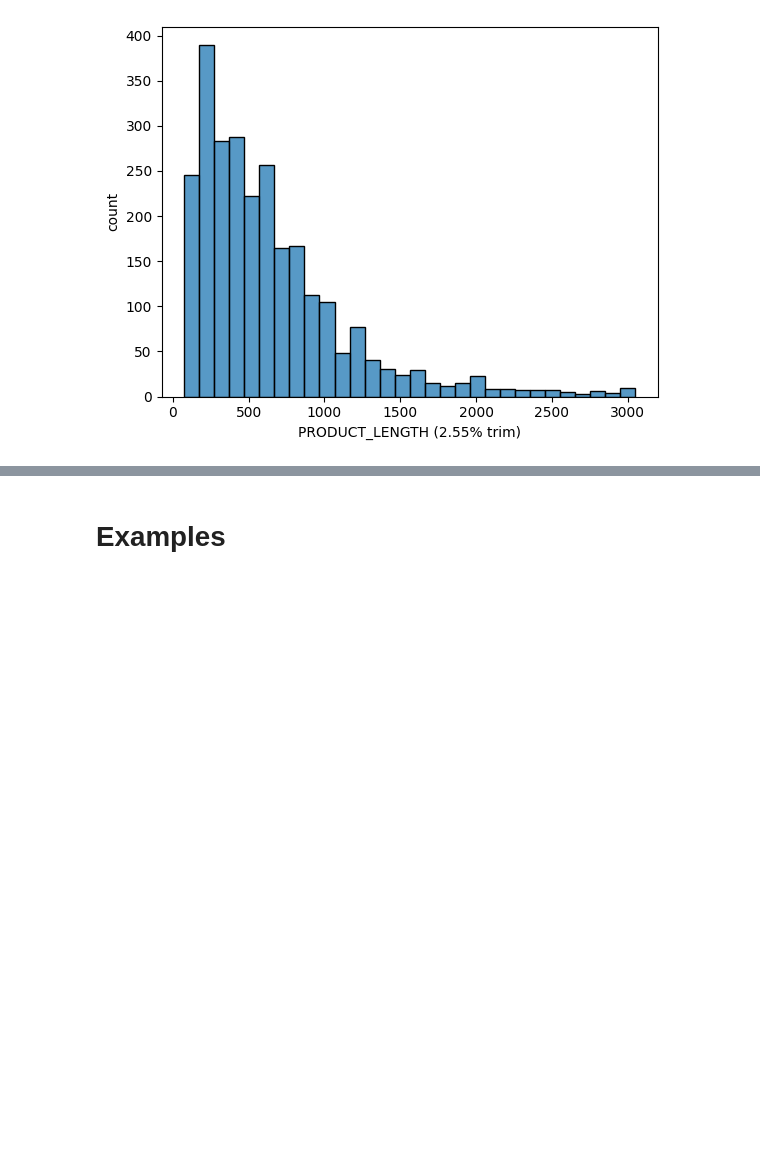
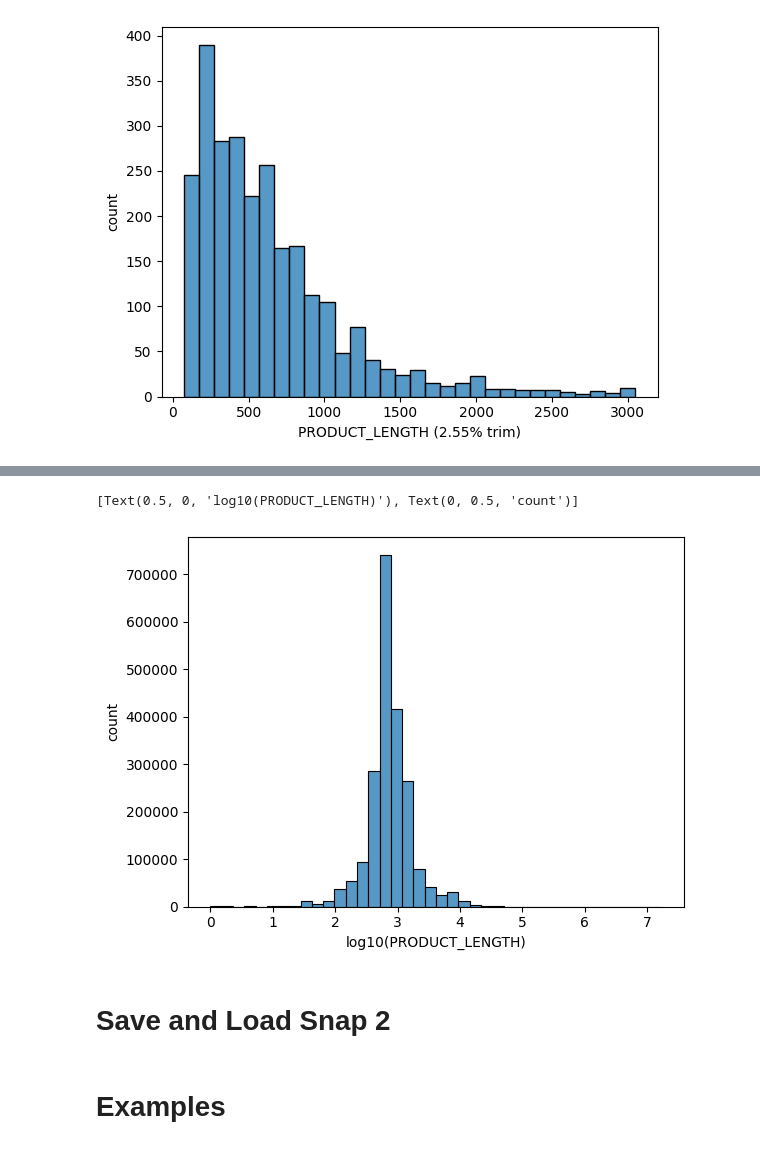
Before and after one commit to PratikGarai/Amazon-ML-Challenge-2023, a Jupyter notebook: Notebooks/Amazon_ML_Challenge_1_Dataset_Exploration.ipynb, the cells around one changed output, grey strips where cells are left out. Drawn from its saved outputs; the diff is of its cells as text; code cells hidden in the pictures; blank space fills up the shorter version.

```diff
--- a/Notebooks/Amazon_ML_Challenge_1_Dataset_Exploration.ipynb
+++ b/Notebooks/Amazon_ML_Challenge_1_Dataset_Exploration.ipynb
@@ -322,0 +342,8 @@ ax.set(xlabel = "PRODUCT_LENGTH (2.55% trim)", ylabel="count")
+# %%
+ax = sns.histplot(np.log10(train["PRODUCT_LENGTH"]), bins = 40, stat="count")
+ax.set(xlabel = "log10(PRODUCT_LENGTH)", ylabel="count")
+# %% [output]
+[Text(0.5, 0, 'log10(PRODUCT_LENGTH)'), Text(0, 0.5, 'count')]
+[figure, added]
+# %% [markdown]
+# Save and Load Snap 2
```
Also changed, not shown: parts of 21 cells of this notebook.
